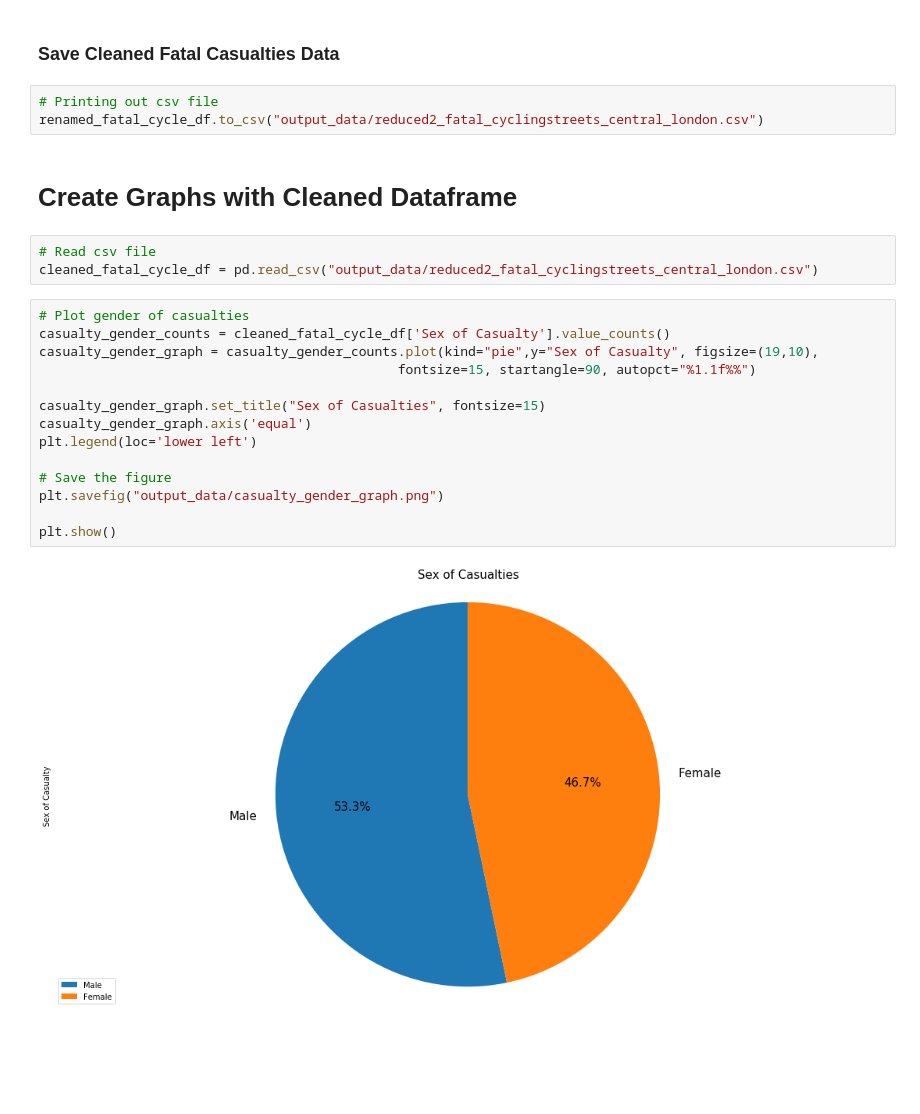
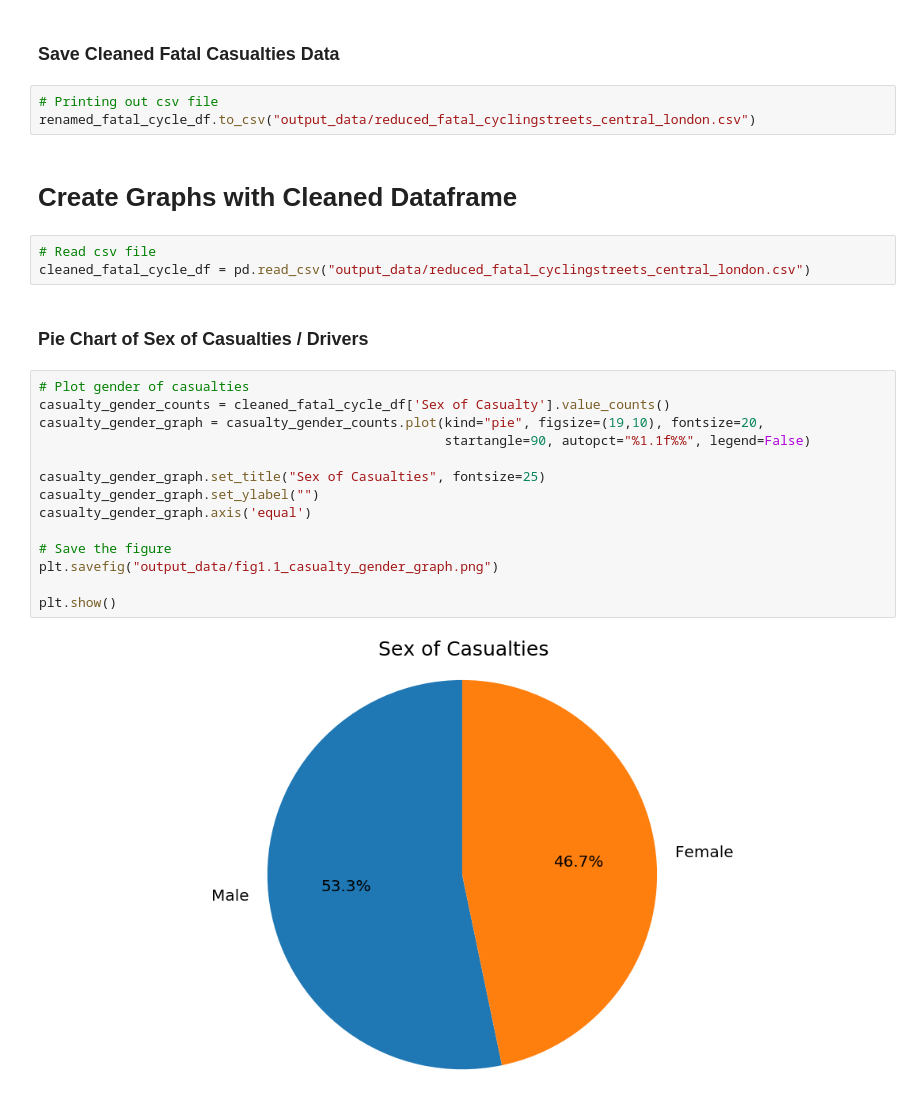
Before and after one commit to rawlam/cycling-collision-stats, a Jupyter notebook: cyclestreet_london_fatal.ipynb, the cells around one changed output. Saved outputs shown, nothing was run; the diff lists cells and outputs as text; blank space fills up the shorter version.

```diff
--- a/cyclestreet_london_fatal.ipynb
+++ b/cyclestreet_london_fatal.ipynb
@@ -104,28 +99,30 @@ renamed_fatal_cycle_df = fatal_cycle_df.rename(columns={'properties.accident.id'
 ### Save Cleaned Fatal Casualties Data
 # %%
 # Printing out csv file
-renamed_fatal_cycle_df.to_csv("output_data/reduced2_fatal_cyclingstreets_central_london.csv")
+renamed_fatal_cycle_df.to_csv("output_data/reduced_fatal_cyclingstreets_central_london.csv")
 # %% [markdown]
 # Create Graphs with Cleaned Dataframe
 # %%
 # Read csv file
-cleaned_fatal_cycle_df = pd.read_csv("output_data/reduced2_fatal_cyclingstreets_central_london.csv")
+cleaned_fatal_cycle_df = pd.read_csv("output_data/reduced_fatal_cyclingstreets_central_london.csv")
+# %% [markdown]
+### Pie Chart of  Sex of Casualties / Drivers
 # %%
 # Plot gender of casualties
 casualty_gender_counts = cleaned_fatal_cycle_df['Sex of Casualty'].value_counts()
-casualty_gender_graph = casualty_gender_counts.plot(kind="pie",y="Sex of Casualty", figsize=(19,10),
-                                              fontsize=15, startangle=90, autopct="%1.1f%%")
+casualty_gender_graph = casualty_gender_counts.plot(kind="pie", figsize=(19,10), fontsize=20,
+                                                    startangle=90, autopct="%1.1f%%", legend=False)
 
-casualty_gender_graph.set_title("Sex of Casualties", fontsize=15)
+casualty_gender_graph.set_title("Sex of Casualties", fontsize=25)
+casualty_gender_graph.set_ylabel("")
 casualty_gender_graph.axis('equal')
-plt.legend(loc='lower left')
 
 # Save the figure
-plt.savefig("output_data/casualty_gender_graph.png")
+plt.savefig("output_data/fig1.1_casualty_gender_graph.png")
 
 plt.show()
 # %% [output]
-[figure, old version]
+[figure, new version]
 # %%
 # Plot gender of driver
 driver_gender_counts = cleaned_fatal_cycle_df['Sex of Driver'].value_counts()
```
Also changed, not shown: parts of 21 cells of this notebook, 37 other files.
